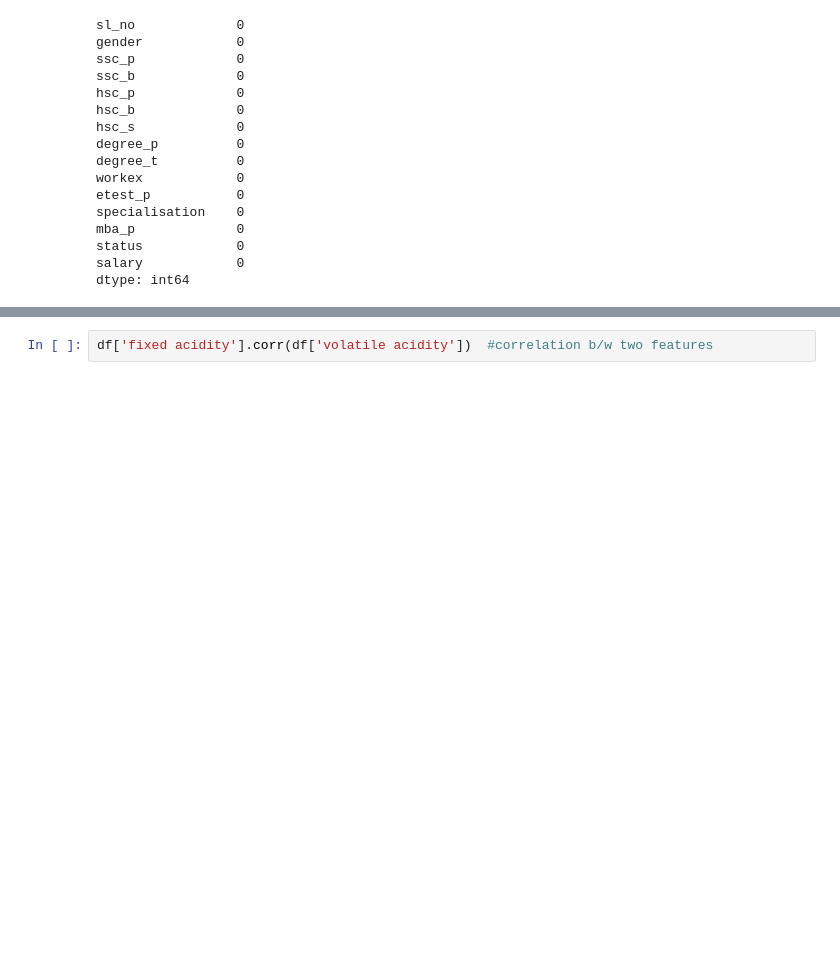
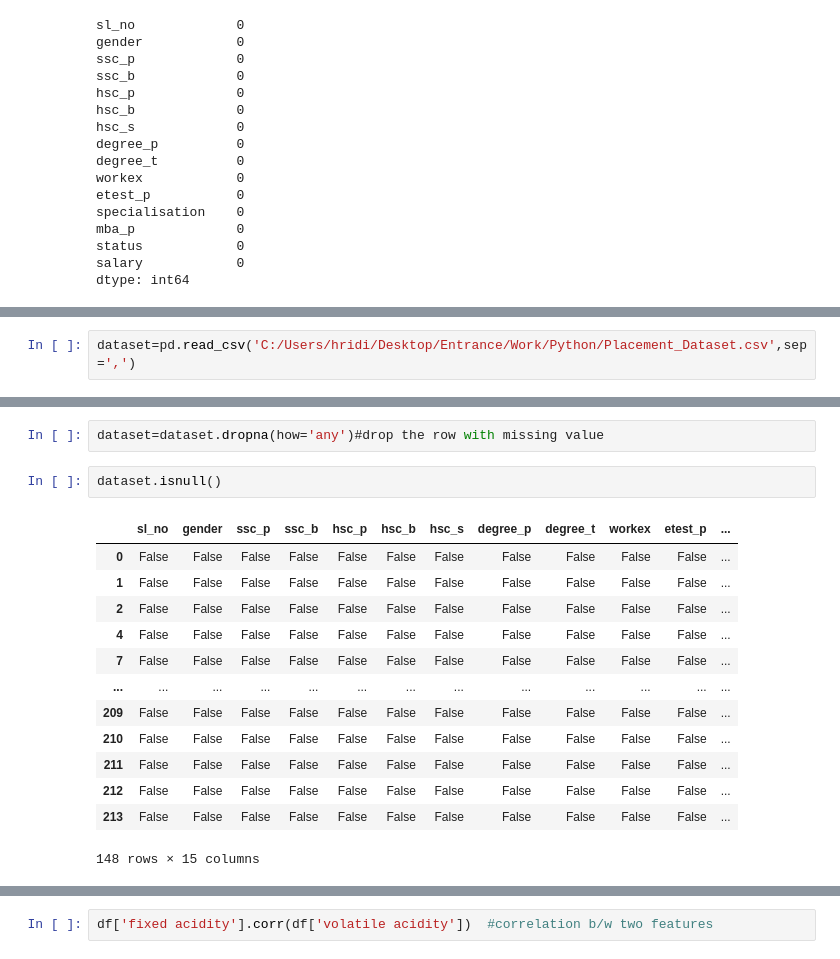
Before and after one commit to HridikDev/Python-Programming, a Jupyter notebook: dataset.ipynb, the cells around one changed output, grey strips where cells are left out. Saved outputs shown, nothing was run; the diff lists cells and outputs as text; blank space fills up the shorter version.

```diff
--- a/dataset.ipynb
+++ b/dataset.ipynb
@@ -233,0 +247,2 @@ df1.shape
+# %%
+dataset=pd.read_csv('C:/Users/hridi/Desktop/Entrance/Work/Python/Placement_Dataset.csv',sep=',')
@@ -233,0 +281,18 @@ df1.shape
+# %%
+dataset=dataset.dropna(how='any')#drop the row with missing value
+# %%
+dataset.isnull()
+# %% [output]
+|  | sl_no | gender | ssc_p | ssc_b | hsc_p | hsc_b | hsc_s | degree_p | degree_t | workex | etest_p | ... |
+| 0 | False | False | False | False | False | False | False | False | False | False | False | ... |
+| 1 | False | False | False | False | False | False | False | False | False | False | False | ... |
+| 2 | False | False | False | False | False | False | False | False | False | False | False | ... |
+| 4 | False | False | False | False | False | False | False | False | False | False | False | ... |
+| 7 | False | False | False | False | False | False | False | False | False | False | False | ... |
+| ... | ... | ... | ... | ... | ... | ... | ... | ... | ... | ... | ... | ... |
+| 209 | False | False | False | False | False | False | False | False | False | False | False | ... |
+| 210 | False | False | False | False | False | False | False | False | False | False | False | ... |
+| 211 | False | False | False | False | False | False | False | False | False | False | False | ... |
+| 212 | False | False | False | False | False | False | False | False | False | False | False | ... |
+| 213 | False | False | False | False | False | False | False | False | False | False | False | ... |
+148 rows × 15 columns
```
Also changed, not shown: parts of 23 cells of this notebook.
